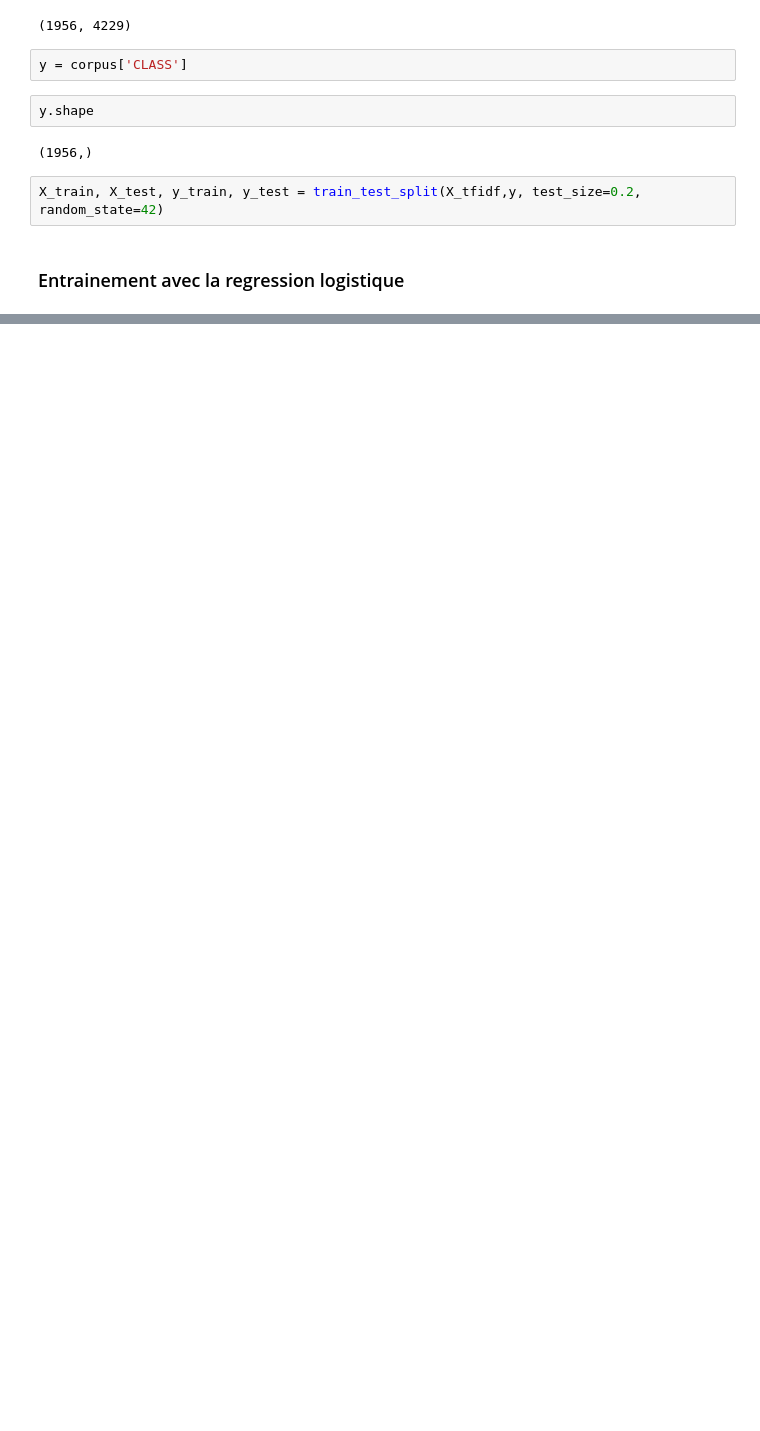
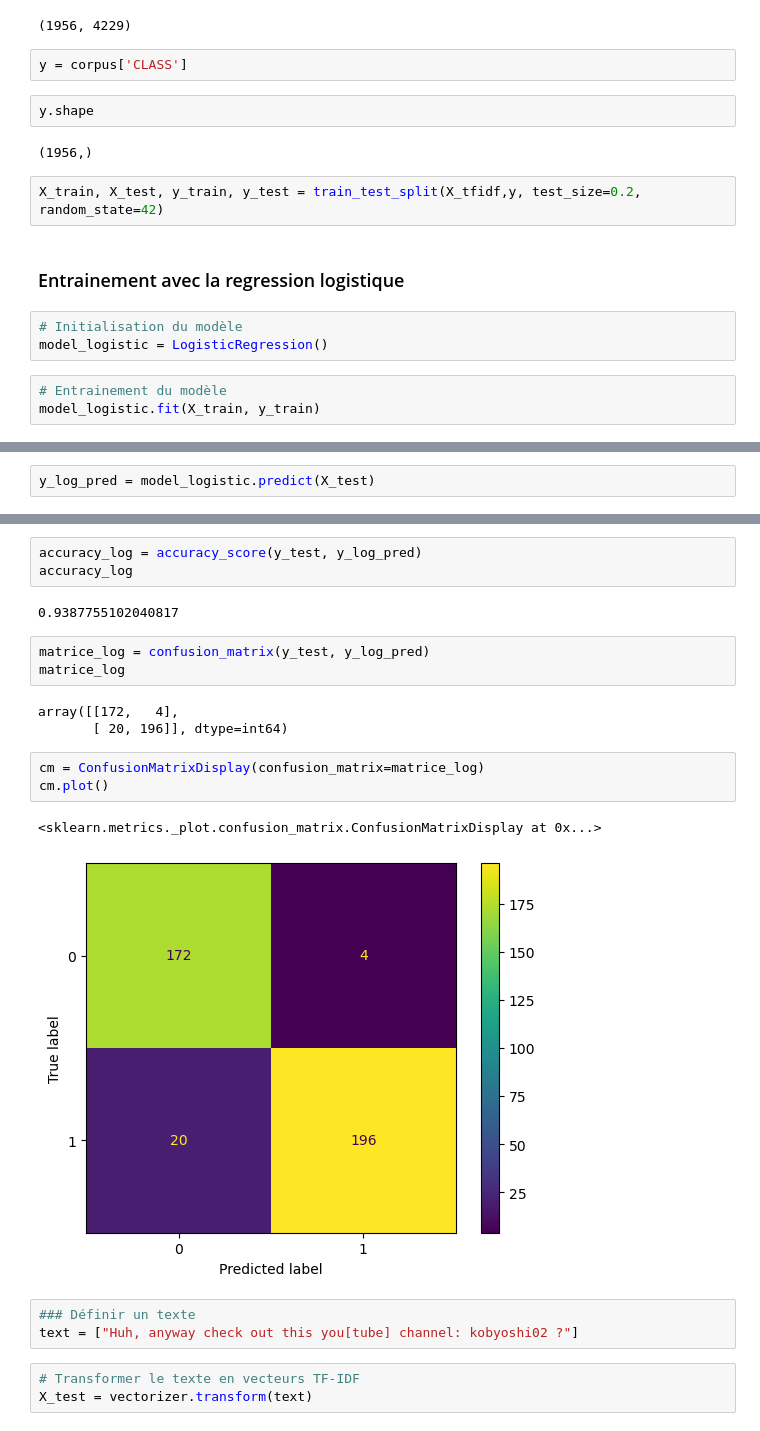
Before and after one commit to Moh2106/DigiSciaMachineLearningCourse, a Jupyter notebook: tp_youtube_classification_spam_or_not_spam.ipynb, the cells around one changed output, grey strips where cells are left out. Drawn from its saved outputs; the diff is of its cells as text; blank space fills up the shorter version.

```diff
--- a/tp_youtube_classification_spam_or_not_spam.ipynb
+++ b/tp_youtube_classification_spam_or_not_spam.ipynb
@@ -259,3 +248,9 @@ y.shape
 X_train, X_test, y_train, y_test = train_test_split(X_tfidf,y, test_size=0.2, random_state=42)
 # %% [markdown]
 ### Entrainement avec la regression logistique
+# %%
+# Initialisation du modèle
+model_logistic = LogisticRegression()
+# %%
+# Entrainement du modèle
+model_logistic.fit(X_train, y_train)
@@ -261,0 +259,2 @@ X_train, X_test, y_train, y_test = train_test_split(X_tfidf,y, test_size=0.2, ra
+# %%
+y_log_pred = model_logistic.predict(X_test)
@@ -261,0 +282,23 @@ X_train, X_test, y_train, y_test = train_test_split(X_tfidf,y, test_size=0.2, ra
+# %%
+accuracy_log = accuracy_score(y_test, y_log_pred)
+accuracy_log
+# %% [output]
+0.9387755102040817
+# %%
+matrice_log = confusion_matrix(y_test, y_log_pred)
+matrice_log
+# %% [output]
+array([[172,   4],
+       [ 20, 196]], dtype=int64)
+# %%
+cm = ConfusionMatrixDisplay(confusion_matrix=matrice_log)
+cm.plot()
+# %% [output]
+<sklearn.metrics._plot.confusion_matrix.ConfusionMatrixDisplay at 0x...>
+[figure, added]
+# %%
+### Définir un texte
+text = ["Huh, anyway check out this you[tube] channel: kobyoshi02 ?"]
+# %%
+# Transformer le texte en vecteurs TF-IDF
+X_test = vectorizer.transform(text)
```
Also changed, not shown: parts of 4 cells of this notebook.
